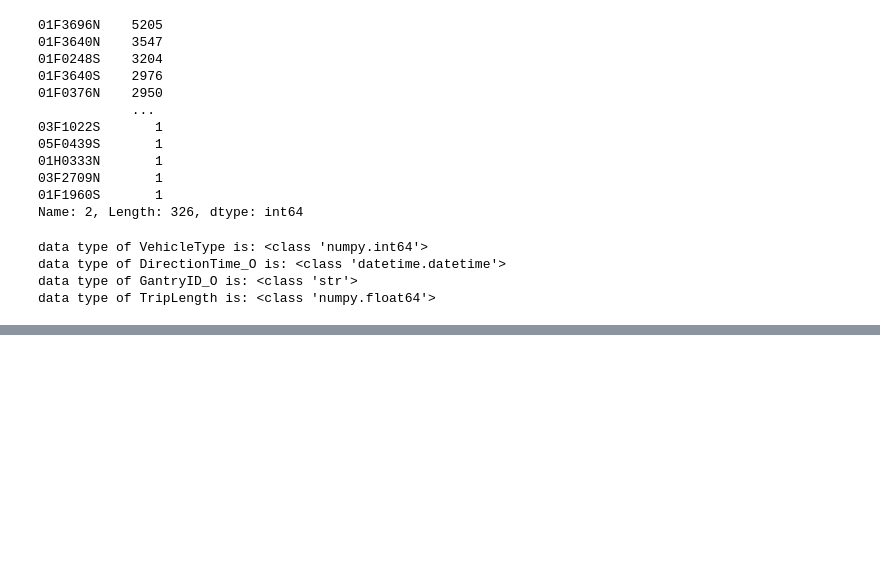
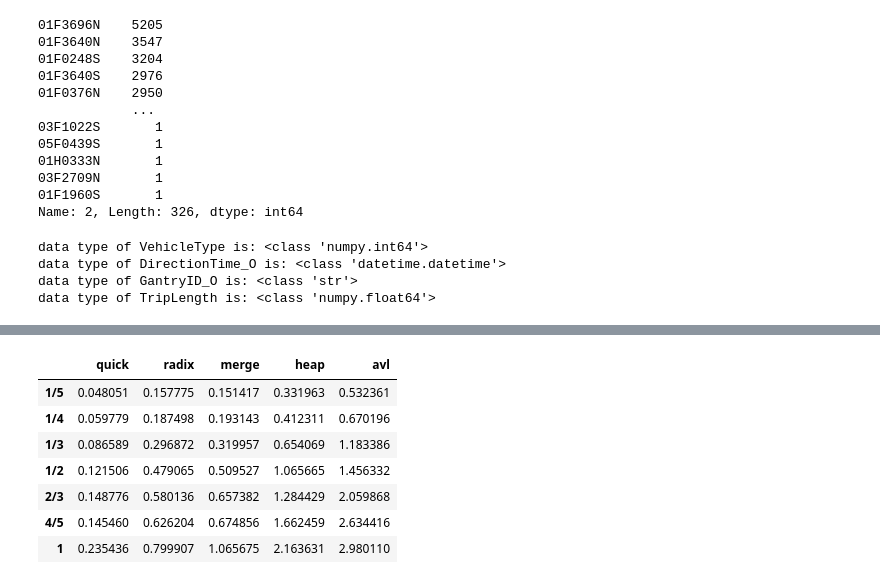
Before and after one commit to hiki-wang/msdm5051, a Jupyter notebook: sort_methods.ipynb, the cells around one changed output, grey strips where cells are left out. Drawn from its saved outputs; the diff is of its cells as text; code cells hidden in the pictures; blank space fills up the shorter version.

```diff
--- a/sort_methods.ipynb
+++ b/sort_methods.ipynb
@@ -636,0 +682,15 @@ plt.show()
+# %%
+l_index = ['1/5','1/4','1/3','1/2','2/3','4/5','1']
+time_data = {'quick':times_quick,'radix':times_radix,'merge':times_merge,'heap':times_heap,'avl':times_avl}
+df = pd.DataFrame(time_data)
+df.index = l_index
+df
+# %% [output]
+|  | quick | radix | merge | heap | avl |
+| 1/5 | 0.048051 | 0.157775 | 0.151417 | 0.331963 | 0.532361 |
+| 1/4 | 0.059779 | 0.187498 | 0.193143 | 0.412311 | 0.670196 |
+| 1/3 | 0.086589 | 0.296872 | 0.319957 | 0.654069 | 1.183386 |
+| 1/2 | 0.121506 | 0.479065 | 0.509527 | 1.065665 | 1.456332 |
+| 2/3 | 0.148776 | 0.580136 | 0.657382 | 1.284429 | 2.059868 |
+| 4/5 | 0.145460 | 0.626204 | 0.674856 | 1.662459 | 2.634416 |
+| 1 | 0.235436 | 0.799907 | 1.065675 | 2.163631 | 2.980110 |
```
Also changed, not shown: parts of 7 cells of this notebook.
